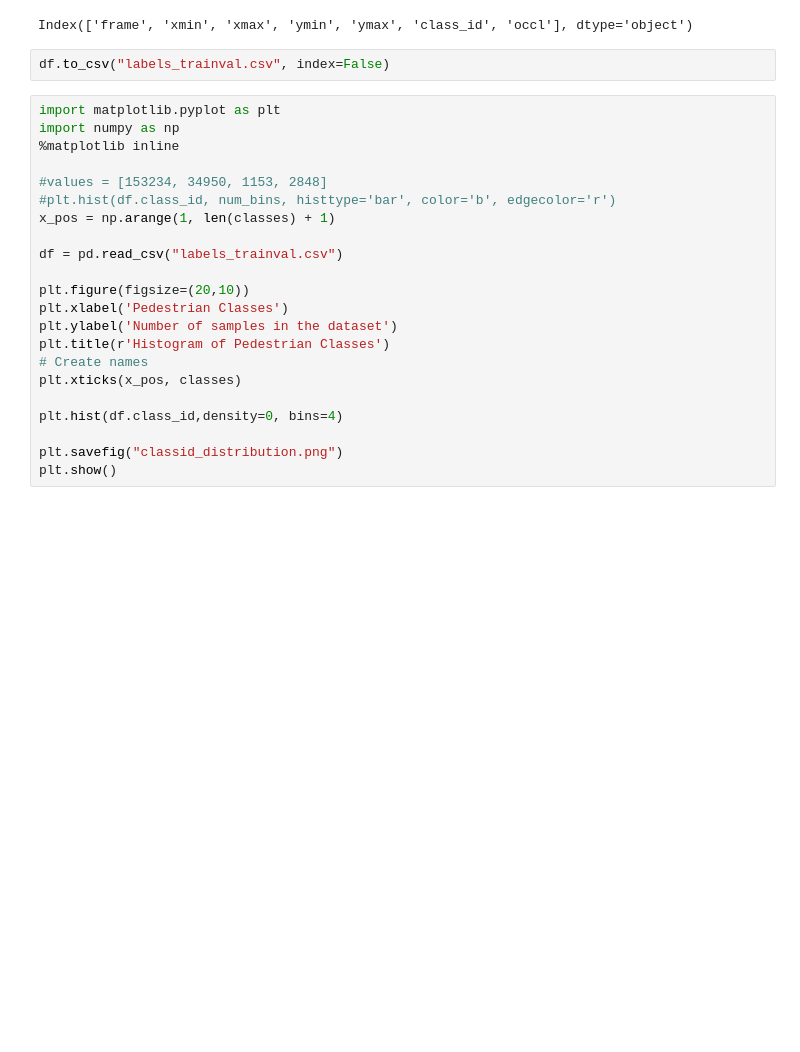
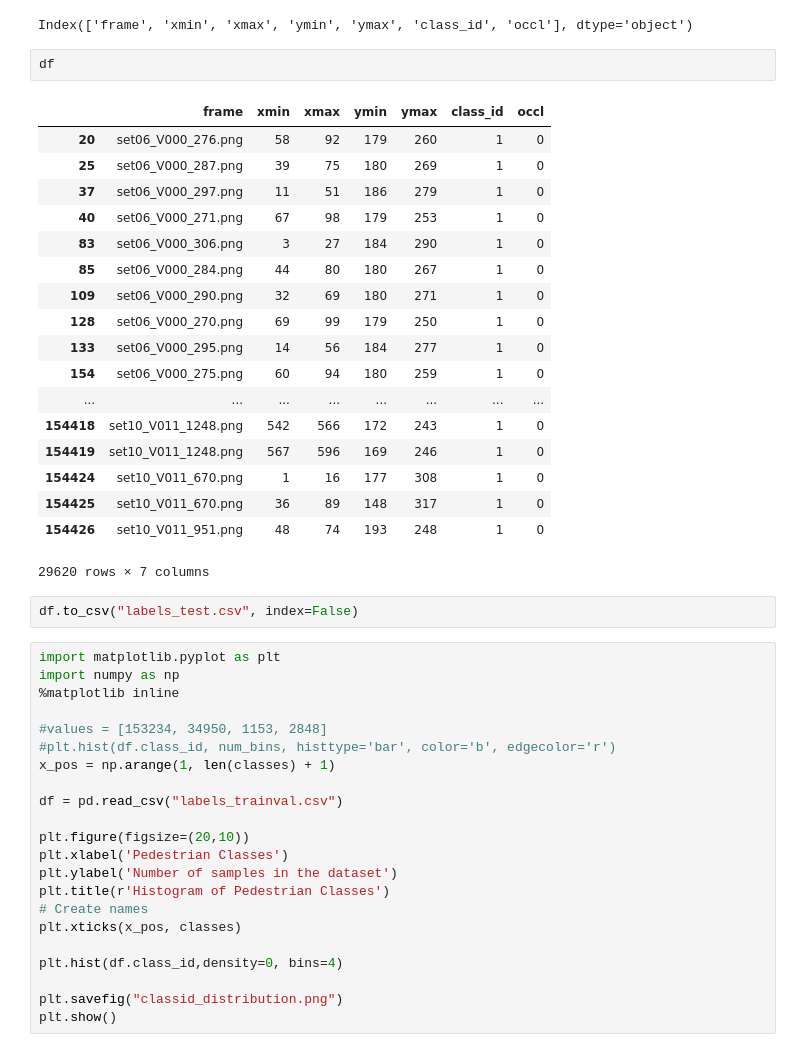
Before and after one commit to Kalinga/ML, a Jupyter notebook: ssd_keras_caltech/csv_data_analysis.ipynb, the cells around one changed output. Drawn from its saved outputs; the diff is of its cells as text; blank space fills up the shorter version.

```diff
--- a/ssd_keras_caltech/csv_data_analysis.ipynb
+++ b/ssd_keras_caltech/csv_data_analysis.ipynb
@@ -134,8 +159,29 @@ df = df_with_proper_height_width.drop(['width', 'height'], axis=1)
 df.columns
 # %% [output]
 Index(['frame', 'xmin', 'xmax', 'ymin', 'ymax', 'class_id', 'occl'], dtype='object')
+# %%
+df
+# %% [output]
+|  | frame | xmin | xmax | ymin | ymax | class_id | occl |
+| 20 | set06_V000_276.png | 58 | 92 | 179 | 260 | 1 | 0 |
+| 25 | set06_V000_287.png | 39 | 75 | 180 | 269 | 1 | 0 |
+| 37 | set06_V000_297.png | 11 | 51 | 186 | 279 | 1 | 0 |
+| 40 | set06_V000_271.png | 67 | 98 | 179 | 253 | 1 | 0 |
+| 83 | set06_V000_306.png | 3 | 27 | 184 | 290 | 1 | 0 |
+| 85 | set06_V000_284.png | 44 | 80 | 180 | 267 | 1 | 0 |
+| 109 | set06_V000_290.png | 32 | 69 | 180 | 271 | 1 | 0 |
+| 128 | set06_V000_270.png | 69 | 99 | 179 | 250 | 1 | 0 |
+| 133 | set06_V000_295.png | 14 | 56 | 184 | 277 | 1 | 0 |
+| 154 | set06_V000_275.png | 60 | 94 | 180 | 259 | 1 | 0 |
+| ... | ... | ... | ... | ... | ... | ... | ... |
+| 154418 | set10_V011_1248.png | 542 | 566 | 172 | 243 | 1 | 0 |
+| 154419 | set10_V011_1248.png | 567 | 596 | 169 | 246 | 1 | 0 |
+| 154424 | set10_V011_670.png | 1 | 16 | 177 | 308 | 1 | 0 |
+| 154425 | set10_V011_670.png | 36 | 89 | 148 | 317 | 1 | 0 |
+| 154426 | set10_V011_951.png | 48 | 74 | 193 | 248 | 1 | 0 |
+29620 rows × 7 columns
 # %%
-df.to_csv("labels_trainval.csv", index=False)
+df.to_csv("labels_test.csv", index=False)
 # %%
 import matplotlib.pyplot as plt
 import numpy as np
```
Also changed, not shown: parts of 7 cells of this notebook, 5 other files.
